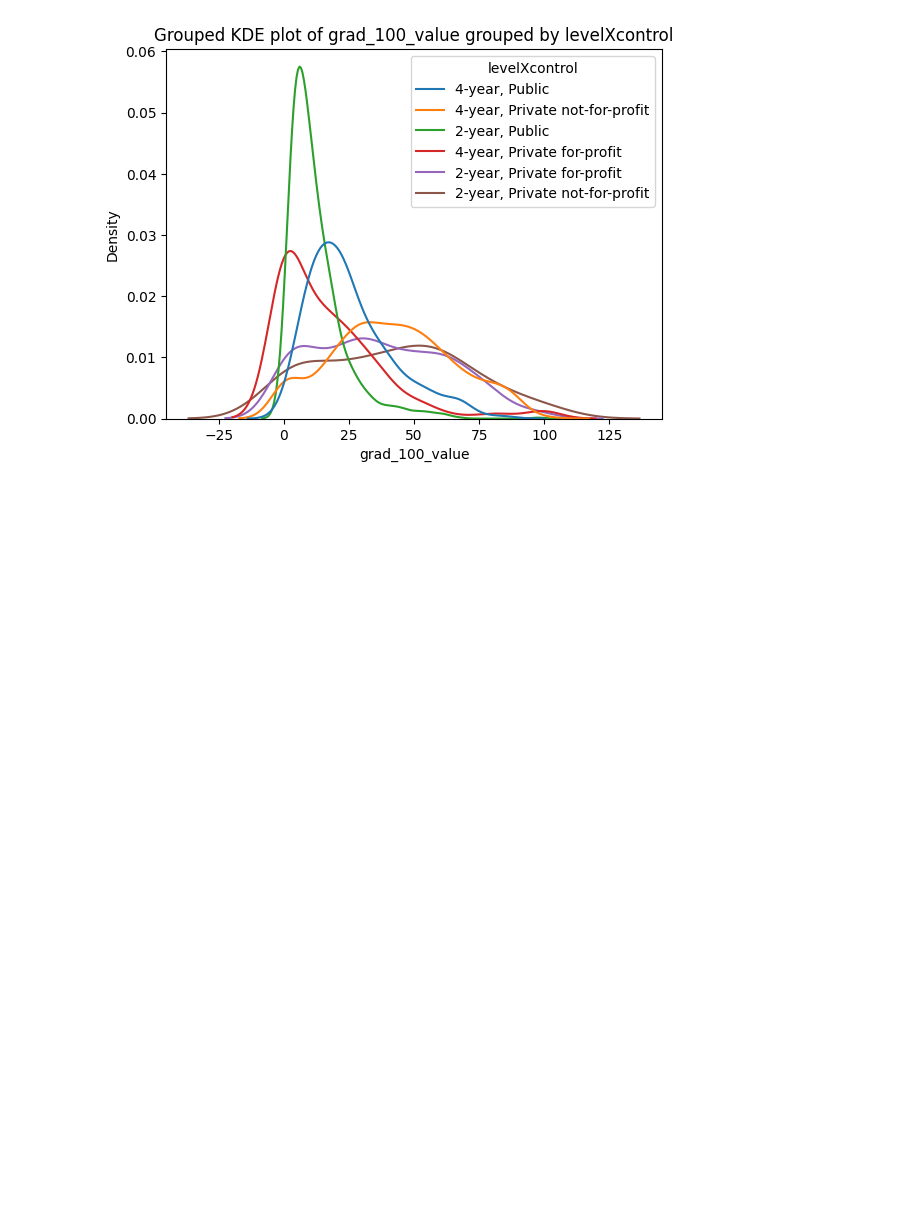
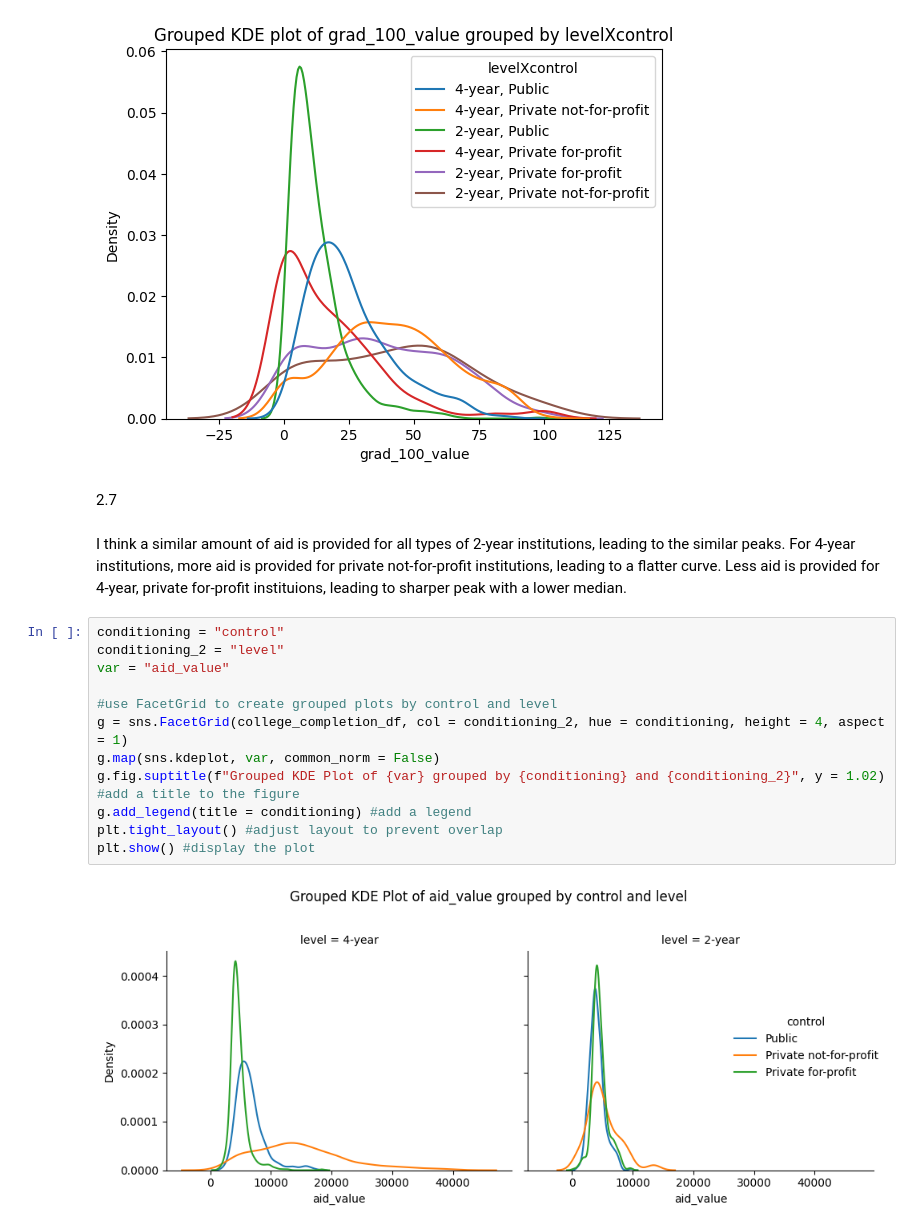
Before and after one commit to mchen899923/visualization_assignment, a Jupyter notebook: assignment.ipynb, the cells around one changed output. Cells and saved outputs as stored; diff of their text form; blank space fills up the shorter version.

```diff
--- a/assignment.ipynb
+++ b/assignment.ipynb
@@ -234,3 +234,21 @@ sns.kdeplot(data = college_completion_df, x = var, hue = conditioning, common_no
 # %% [output]
 [Text(0.5, 1.0, 'Grouped KDE plot of grad_100_value grouped by levelXcontrol')]
 [figure]
+# %% [markdown]
+2.7
+# %% [markdown]
+I think a similar amount of aid is provided for all types of 2-year institutions, leading to the similar peaks. For 4-year institutions, more aid is provided for private not-for-profit institutions, leading to a flatter curve. Less aid is provided for 4-year, private for-profit instituions, leading to sharper peak with a lower median.
+# %%
+conditioning = "control"
+conditioning_2 = "level"
+var = "aid_value"
+
+#use FacetGrid to create grouped plots by control and level
+g = sns.FacetGrid(college_completion_df, col = conditioning_2, hue = conditioning, height = 4, aspect = 1)
+g.map(sns.kdeplot, var, common_norm = False)
+g.fig.suptitle(f"Grouped KDE Plot of {var} grouped by {conditioning} and {conditioning_2}", y = 1.02) #add a title to the figure
+g.add_legend(title = conditioning) #add a legend
+plt.tight_layout() #adjust layout to prevent overlap
+plt.show() #display the plot
+# %% [output]
+[figure, added]
```
Also changed, not shown: parts of 7 cells of this notebook.
